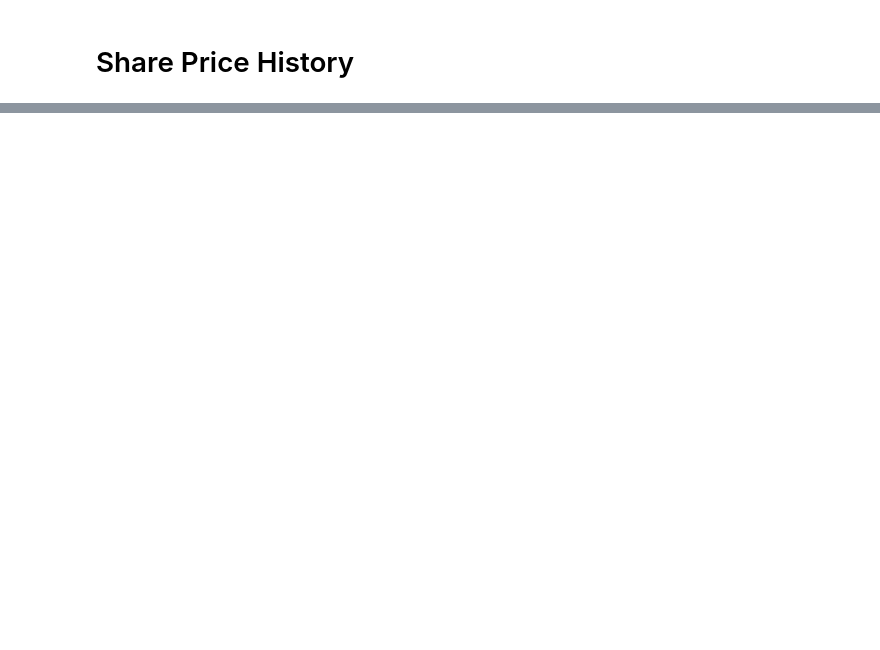
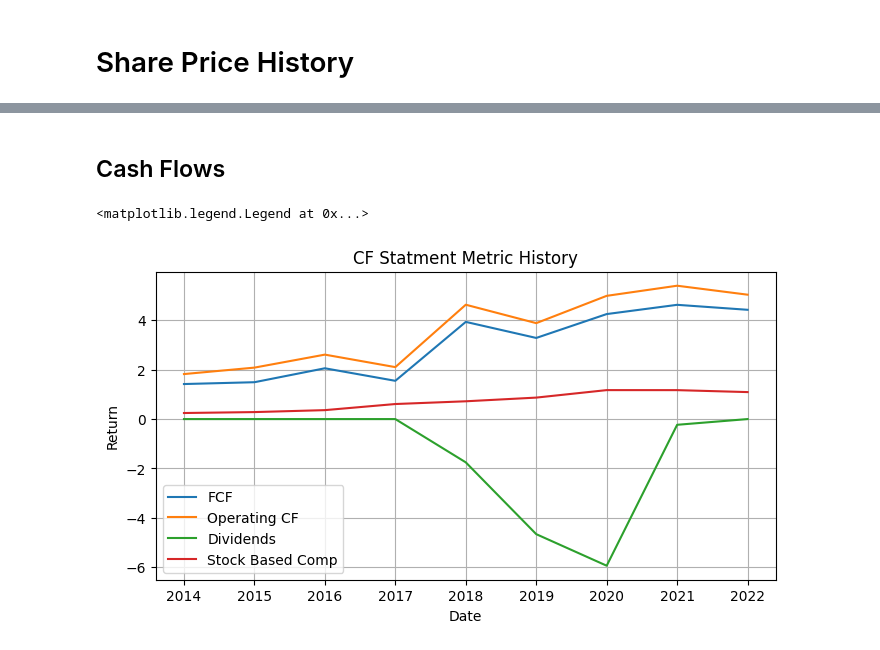
Before and after one commit to BrendanSkyLiang/brendans_bloomberg, a Jupyter notebook: notebooks/single_equity_overview.ipynb, the cells around one changed output, grey strips where cells are left out. Saved outputs shown, nothing was run; the diff lists cells and outputs as text; code cells hidden in the pictures; blank space fills up the shorter version.

```diff
--- a/notebooks/single_equity_overview.ipynb
+++ b/notebooks/single_equity_overview.ipynb
@@ -34,0 +68,33 @@ plt.legend([str(company.profile.name[0]), "S&P Benchmark"])
+# %% [markdown]
+## Cash Flows
+# %%
+from interface.data_sources.cashflow_statement import annual_cashflow
+
+year = []
+fcf = []
+operating_cf = []
+stock_based_comp = []
+dividends_paid = []
+for yr in years_ref:
+    try:
+        annual_cashflow_statement = company.get_annual_cashflow(yr)
+        year.append(annual_cashflow_statement.calendar_year)
+        fcf.append(annual_cashflow_statement.free_cash_flow)
+        operating_cf.append(annual_cashflow_statement.operating_cashflow)
+        stock_based_comp.append(annual_cashflow_statement.stock_based_compensation)
+        dividends_paid.append(annual_cashflow_statement.dividends_paid)
+    except: pass
+
+plt.figure(figsize=(8, 4))  # Customize the figure size if needed
+plt.plot(year, np.array(fcf)/np.array(num_shares))  # Use dates or converted values for x-axis
+plt.plot(year, np.array(operating_cf)/np.array(num_shares))
+plt.plot(year, np.array(dividends_paid)/np.array(num_shares))
+plt.plot(year, np.array(stock_based_comp)/np.array(num_shares))
+plt.xlabel("Date")
+plt.ylabel("Return")
+plt.title("CF Statment Metric History")
+plt.grid(True)
+plt.legend(["FCF","Operating CF","Dividends","Stock Based Comp"])
+# %% [output]
+<matplotlib.legend.Legend at 0x...>
+[figure, added]
```
Also changed, not shown: parts of 8 cells of this notebook, 8 other files.
